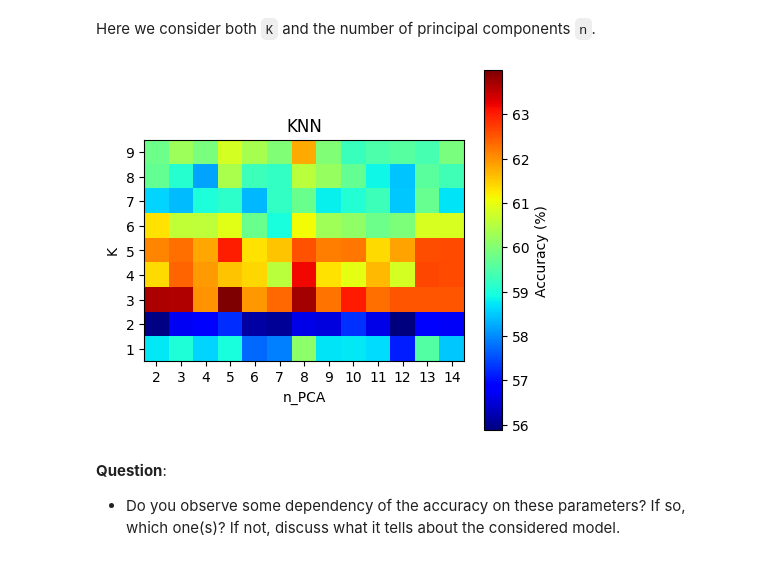
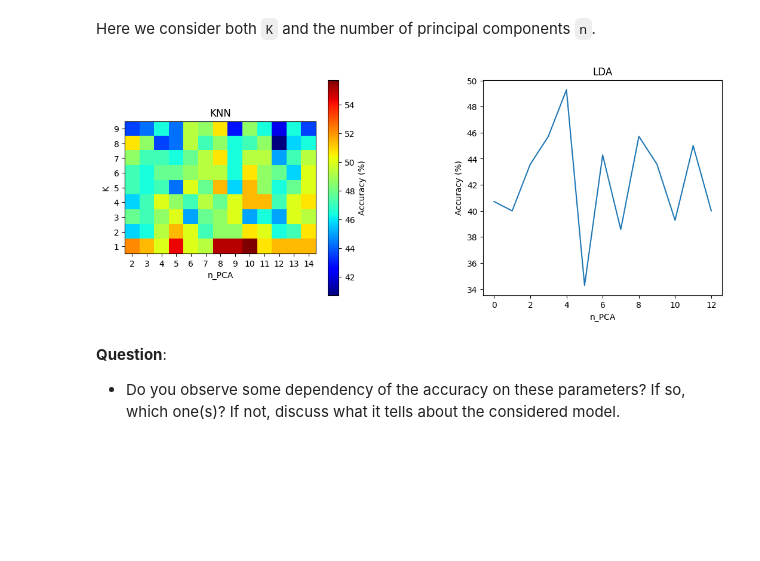
Before and after one commit to ZephyrinBarras/LELEC210X, a Jupyter notebook: classification/hands_on_classif2_audio.ipynb, the cells around one changed output. Drawn from its saved outputs; the diff is of its cells as text; code cells hidden in the pictures; blank space fills up the shorter version.

```diff
--- a/classification/hands_on_classif2_audio.ipynb
+++ b/classification/hands_on_classif2_audio.ipynb
@@ -432,55 +430,51 @@ plt.show()
 Here we consider both ``K`` and the number of principal components ``n``.
 # %%
 ### TO RUN
-Ks = np.arange(1,10)
-n_comps = np.arange(2, 15) # number of principal components kept for the PCA
-accuracies_knn = np.zeros( (len(Ks), len(n_comps)) )
+Ks = np.arange(1, 10)
+n_comps = np.arange(2, 15)  # number of principal components kept for the PCA
+accuracies_knn = np.zeros((len(Ks), len(n_comps)))
 accuracies_lda = np.zeros(len(n_comps))
-accu = np.zeros( (len(Ks), len(n_comps)) )
-for it in range(20):
 
-    for j, n in enumerate(n_comps):
-        for idx_learn, idx_val in kf.split(X_train,y_train):
-            pca = PCA(n_components=n,whiten=True)
-            X_learn_reduced = pca.fit_transform(X_train[idx_learn])
-            X_val_reduced = pca.transform(X_train[idx_val])
-            for i,K in enumerate(Ks):
-                model_knn = KNeighborsClassifier(n_neighbors=K)
-                model_knn.fit(X_train[idx_learn], y_train[idx_learn])
-                prediction_knn = model_knn.predict(X_train[idx_val])
-                accuracies_knn[i,j] += accuracy(prediction_knn, y_train[idx_val])
+for j, n in enumerate(n_comps):
+    for idx_learn, idx_val in kf.split(X_train, y_train):
+        pca = PCA(n_components=n, whiten=True)
+        X_learn_reduced = pca.fit_transform(X_train[idx_learn])
+        X_val_reduced = pca.transform(X_train[idx_val])
+        for i, K in enumerate(Ks):
+            model_knn = KNeighborsClassifier(n_neighbors=K)
+            model_knn.fit(X_train[idx_learn], y_train[idx_learn])
+            prediction_knn = model_knn.predict(X_train[idx_val])
+            accuracies_knn[i, j] += accuracy(prediction_knn, y_train[idx_val])
 
-            #model_lda = LDA()
-            #model_lda.fit(X_train[idx_learn], y_train[idx_learn])
-            prediction_lda = model_lda.predict(X_train[idx_val])
-            accuracies_lda[j] += accuracy(prediction_lda, y_train[idx_val])
+        model_lda = LDA()
+        model_lda.fit(X_train[idx_learn], y_train[idx_learn])
+        prediction_lda = model_lda.predict(X_train[idx_val])
+        accuracies_lda[j] += accuracy(prediction_lda, y_train[idx_val])
 
-    accuracies_knn /= n_splits
-    accu += accuracies_knn/20
-    #accuracies_lda /= n_splits
+accuracies_knn /= n_splits
+accuracies_lda /= n_splits
 
-fig = plt.figure(figsize=(10,4))
-axs = [fig.add_axes([0.0, 0.0, 0.4, 0.9])]
+fig = plt.figure(figsize=(10, 4))
+axs = [fig.add_axes([0.0, 0.0, 0.4, 0.9]), fig.add_axes([0.6, 0.0, 0.4, 0.9])]
 
-im0 = axs[0].imshow(100*accu, cmap='jet', origin='lower')
+im0 = axs[0].imshow(100 * accuracies_knn, cmap="jet", origin="lower")
 cbar = fig.colorbar(im0, ax=axs[0])
-cbar.set_label('Accuracy (%)')
-axs[0].set_xlabel('n_PCA')
-axs[0].set_ylabel('K')
+cbar.set_label("Accuracy (%)")
+axs[0].set_xlabel("n_PCA")
+axs[0].set_ylabel("K")
 axs[0].set_xticks(list(np.arange(len(n_comps))))
 axs[0].set_xticklabels(list(n_comps))
 axs[0].set_yticks(list(np.arange(len(Ks))))
 axs[0].set_yticklabels(list(Ks))
-axs[0].set_title('KNN')
+axs[0].set_title("KNN")
 
-"""axs[1].plot(accuracies_lda*100)
-axs[1].set_xlabel('n_PCA')
-axs[1].set_ylabel('Accuracy (%)')
-axs[1].set_title('LDA')"""
-plt.savefig("choix_param.pdf")
+axs[1].plot(accuracies_lda * 100)
+axs[1].set_xlabel("n_PCA")
+axs[1].set_ylabel("Accuracy (%)")
+axs[1].set_title("LDA")
 plt.show()
 # %% [output]
-[figure, old version]
+[figure, new version]
 # %% [markdown]
 **Question**:
 - Do you observe some dependency of the accuracy on these parameters? If so, which one(s)? If not, discuss what it tells about the considered model.
```
Also changed, not shown: parts of 16 cells of this notebook, 28 other files.
